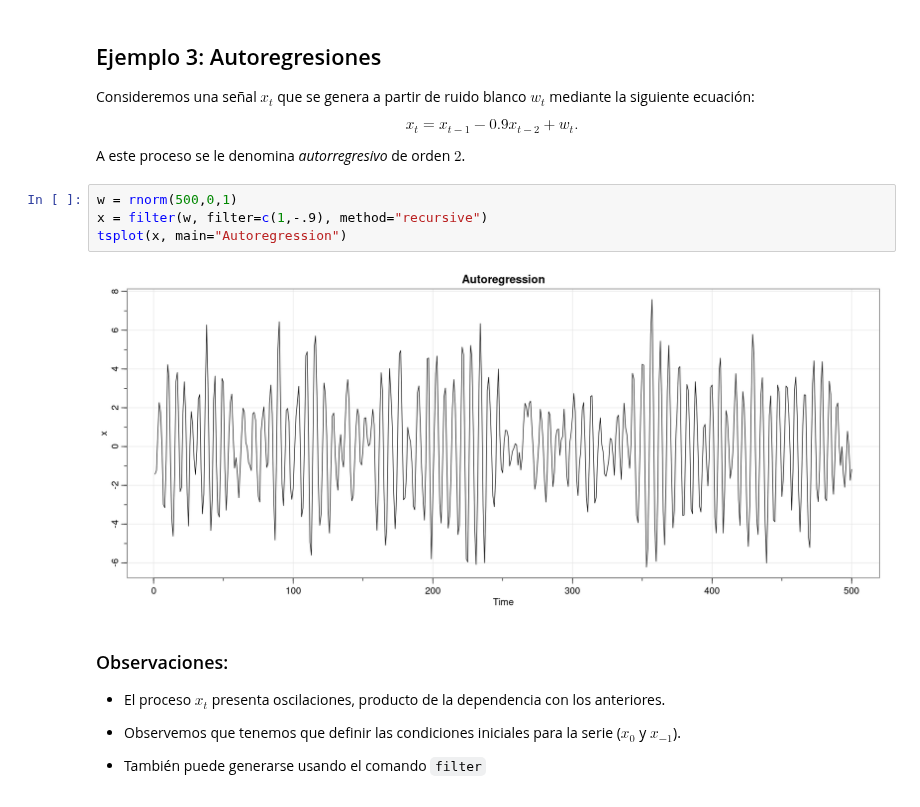
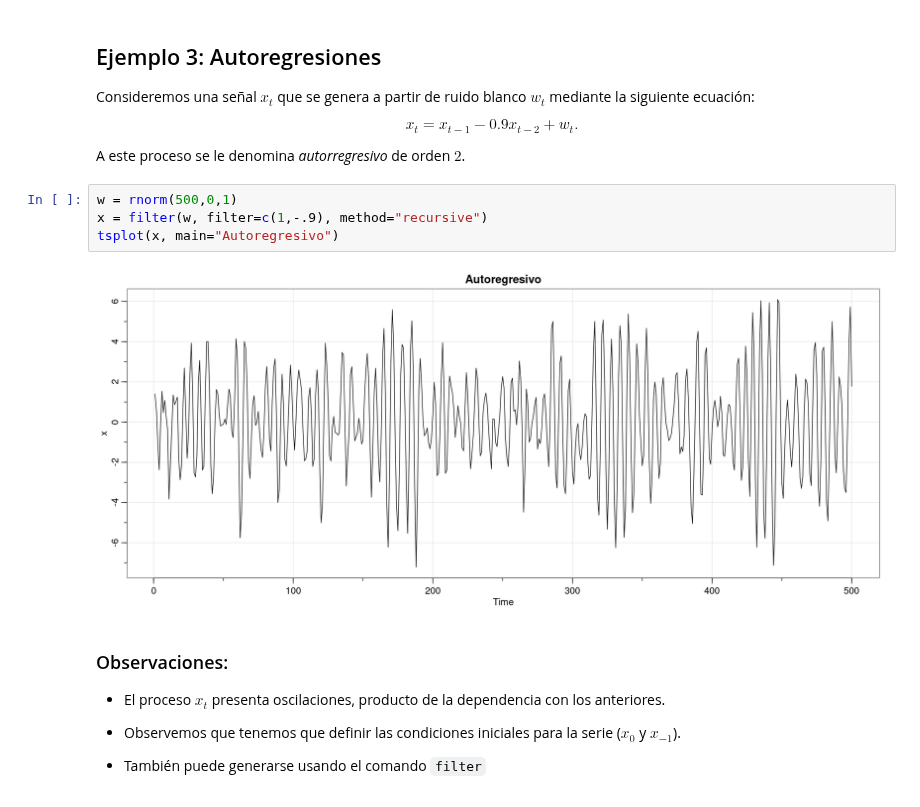
Before and after one commit to aferragu/curso_series_temporales, a Jupyter notebook: Analisis de Series Temporales. Modelos estadisticos.ipynb, the cells around one changed output. Drawn from its saved outputs; the diff is of its cells as text.

```diff
--- a/Analisis de Series Temporales. Modelos estadisticos.ipynb
+++ b/Analisis de Series Temporales. Modelos estadisticos.ipynb
@@ -79,9 +79,9 @@ A este proceso se le denomina *autorregresivo* de orden $2$.
 # %%
 w = rnorm(500,0,1)
 x = filter(w, filter=c(1,-.9), method="recursive")
-tsplot(x, main="Autoregression")
+tsplot(x, main="Autoregresivo")
 # %% [output]
-[figure, old version]
+[figure, new version]
 # %% [markdown]
 ### Observaciones:
 
```
Also changed, not shown: parts of 6 cells of this notebook, 3 other files.
